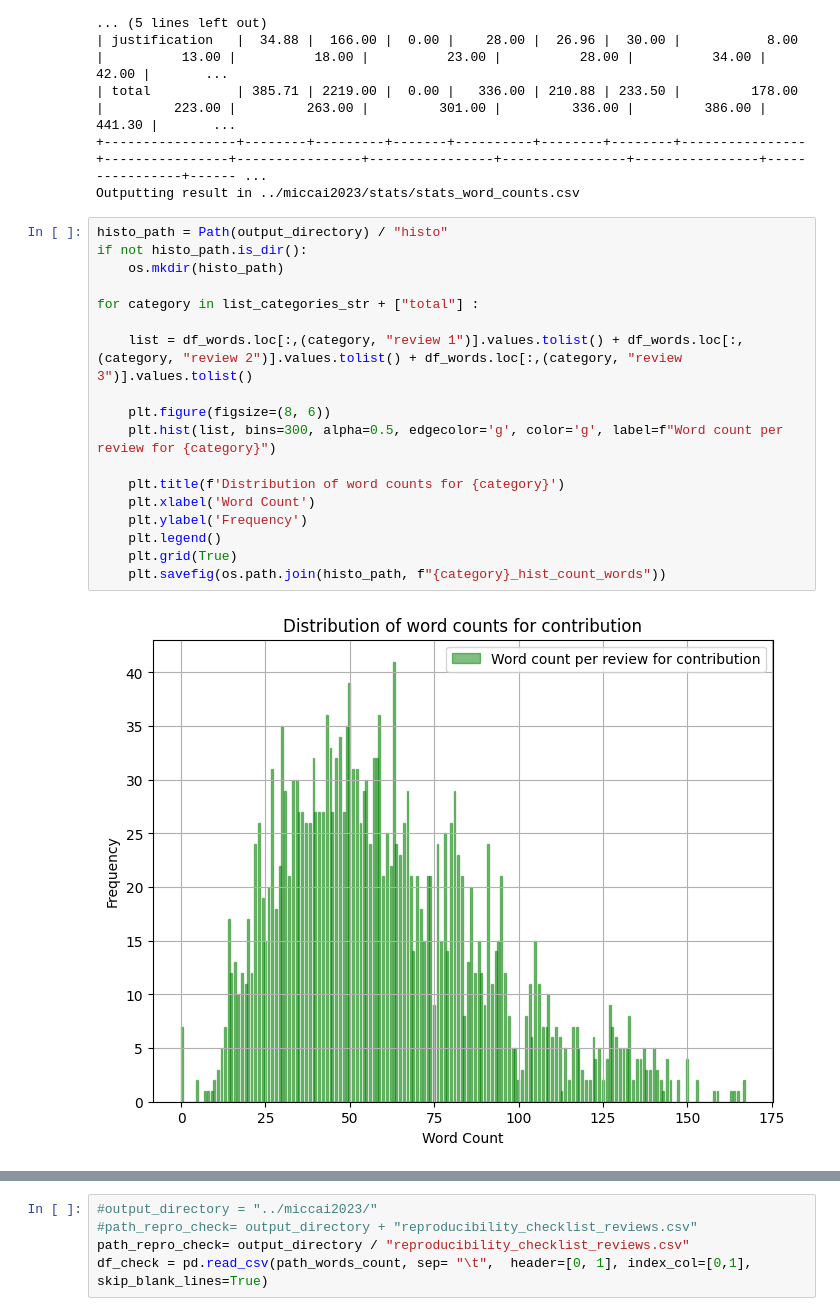
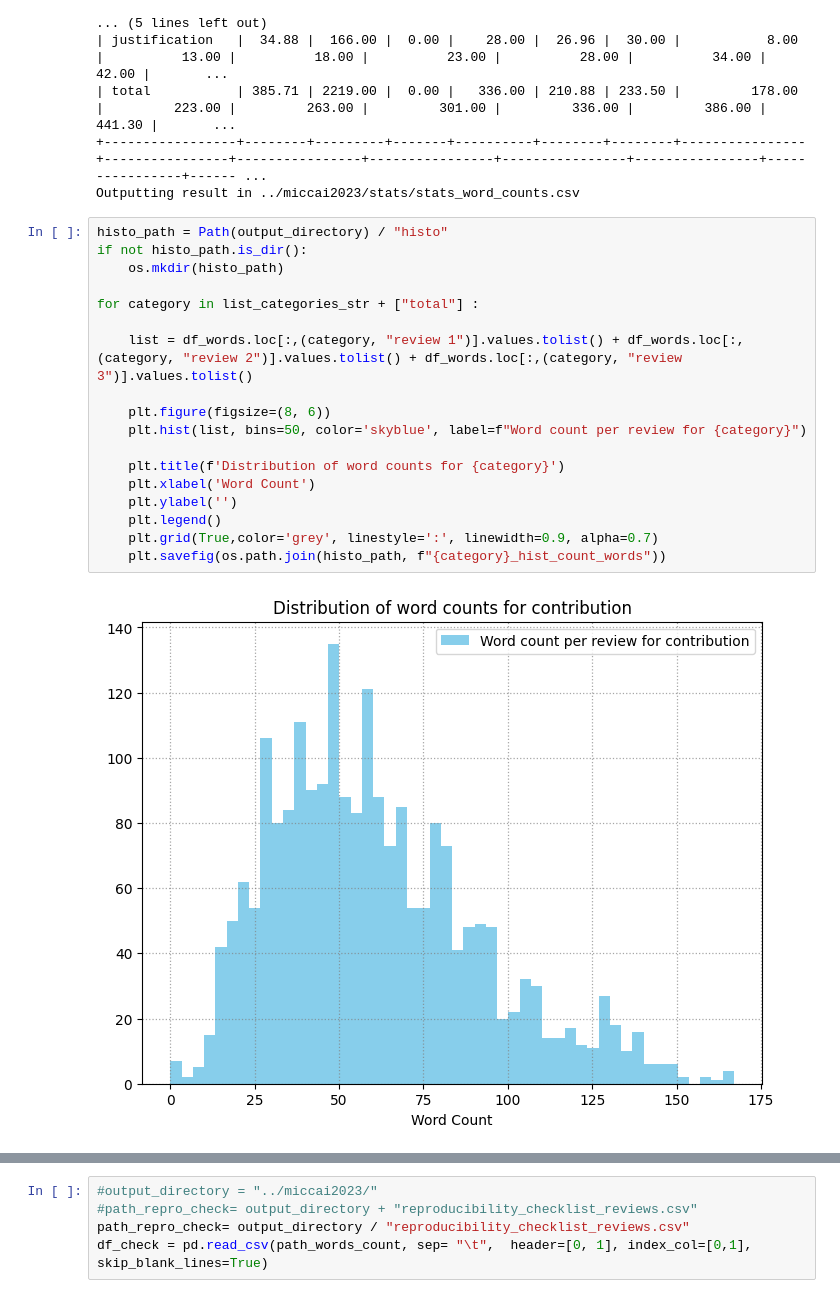
Before and after one commit to reproducibility-reviews/reproducibility-reviews, a Jupyter notebook: notebooks/1. reviews_stats.ipynb, the cells around one changed output, grey strips where cells are left out. Saved outputs shown, nothing was run; the diff lists cells and outputs as text.

```diff
--- a/notebooks/1. reviews_stats.ipynb
+++ b/notebooks/1. reviews_stats.ipynb
@@ -102,20 +102,20 @@ Outputting result in ../miccai2023/stats/stats_word_counts.csv
 # %%
 histo_path = Path(output_directory) / "histo"
 if not histo_path.is_dir():
     os.mkdir(histo_path)
 
 for category in list_categories_str + ["total"] :
 
     list = df_words.loc[:,(category, "review 1")].values.tolist() + df_words.loc[:,(category, "review 2")].values.tolist() + df_words.loc[:,(category, "review 3")].values.tolist()
 
     plt.figure(figsize=(8, 6))
-    plt.hist(list, bins=300, alpha=0.5, edgecolor='g', color='g', label=f"Word count per review for {category}")
+    plt.hist(list, bins=50, color='skyblue', label=f"Word count per review for {category}")
 
     plt.title(f'Distribution of word counts for {category}')
     plt.xlabel('Word Count')
-    plt.ylabel('Frequency')
+    plt.ylabel('')
     plt.legend()
-    plt.grid(True)
+    plt.grid(True,color='grey', linestyle=':', linewidth=0.9, alpha=0.7)
     plt.savefig(os.path.join(histo_path, f"{category}_hist_count_words"))
 # %% [output]
-[figure, old version]
+[figure, new version]
```
Also changed, not shown: parts of 1 cell of this notebook, 8 other files.
